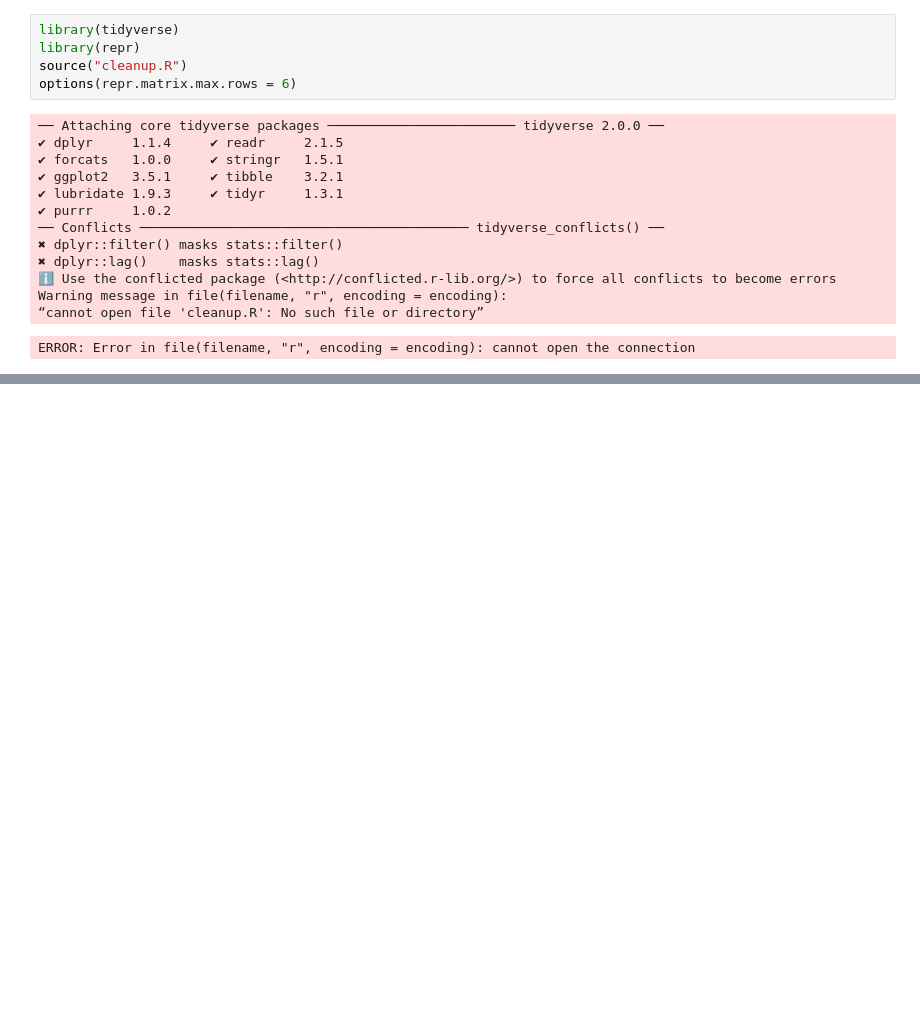
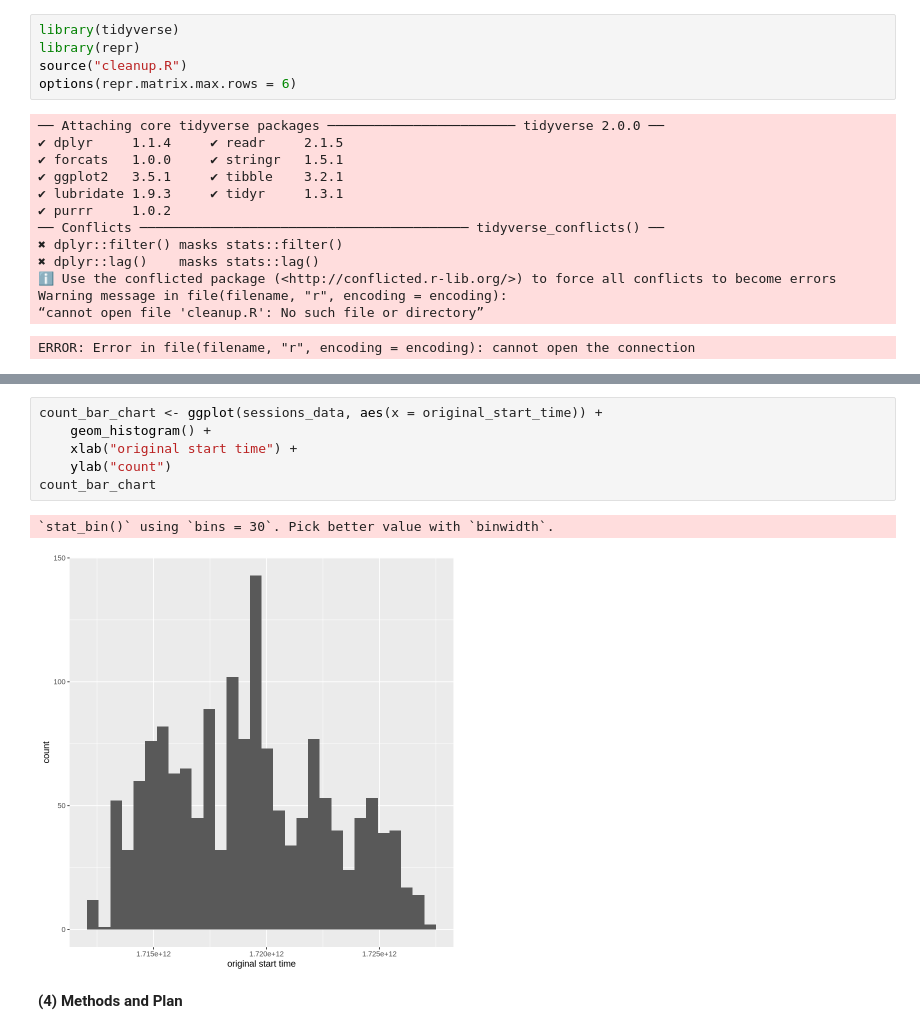
Before and after one commit to lananakai/planning_stage_individual_ds100_project, a Jupyter notebook: individual_planning_report.ipynb, the cells around one changed output, grey strips where cells are left out. Cells and saved outputs as stored; diff of their text form; blank space fills up the shorter version.

Commit message:
Wrangling & basic plot

```diff
--- a/individual_planning_report.ipynb
+++ b/individual_planning_report.ipynb
@@ -113,0 +107,11 @@ A spec_tbl_df: 1535 × 5
+# %%
+count_bar_chart <- ggplot(sessions_data, aes(x = original_start_time)) +
+    geom_histogram() +
+    xlab("original start time") +
+    ylab("count")
+count_bar_chart
+# %% [output]
+`stat_bin()` using `bins = 30`. Pick better value with `binwidth`.
+[figure, added]
+# %% [markdown]
+**(4) Methods and Plan**
```
Also changed, not shown: parts of 2 cells of this notebook.
